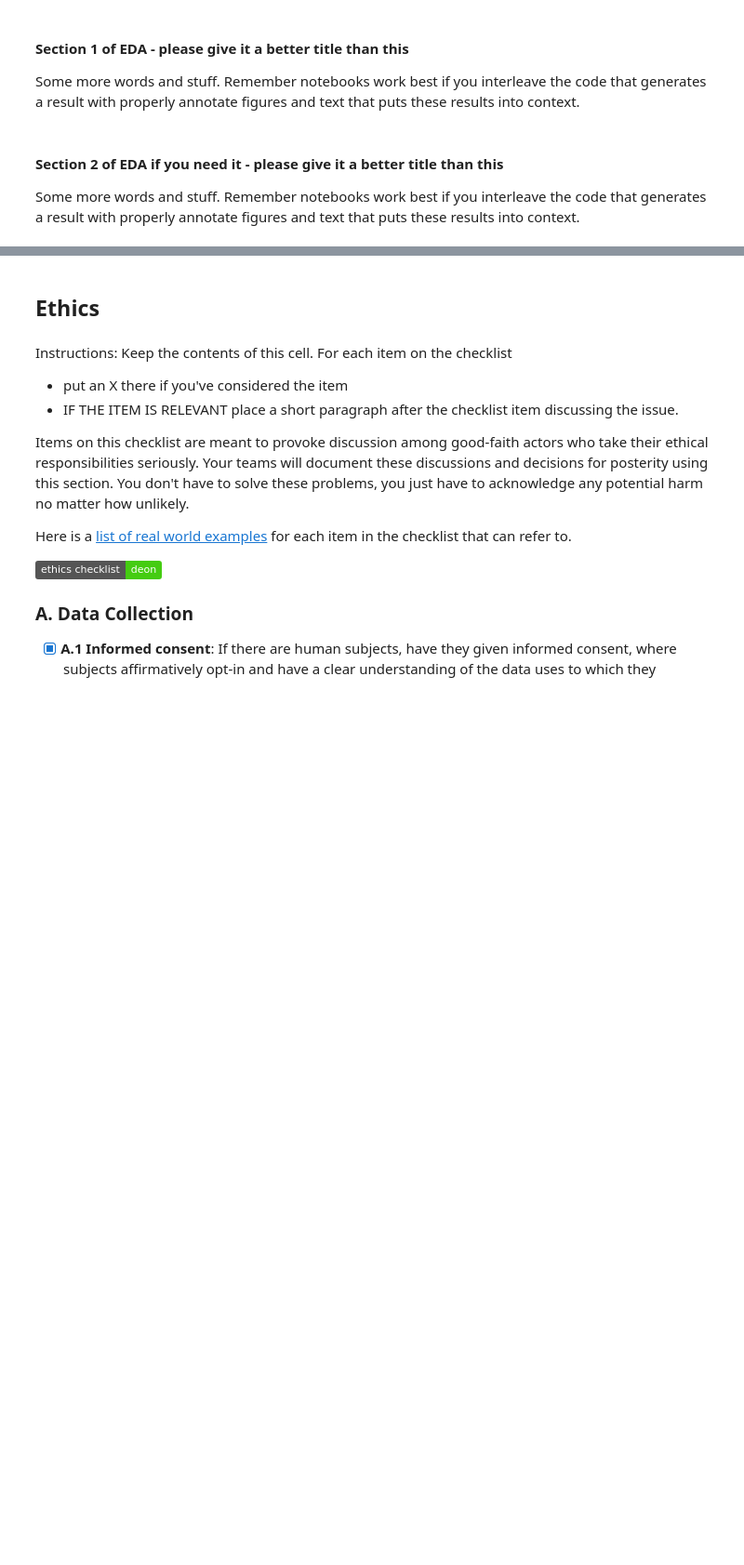
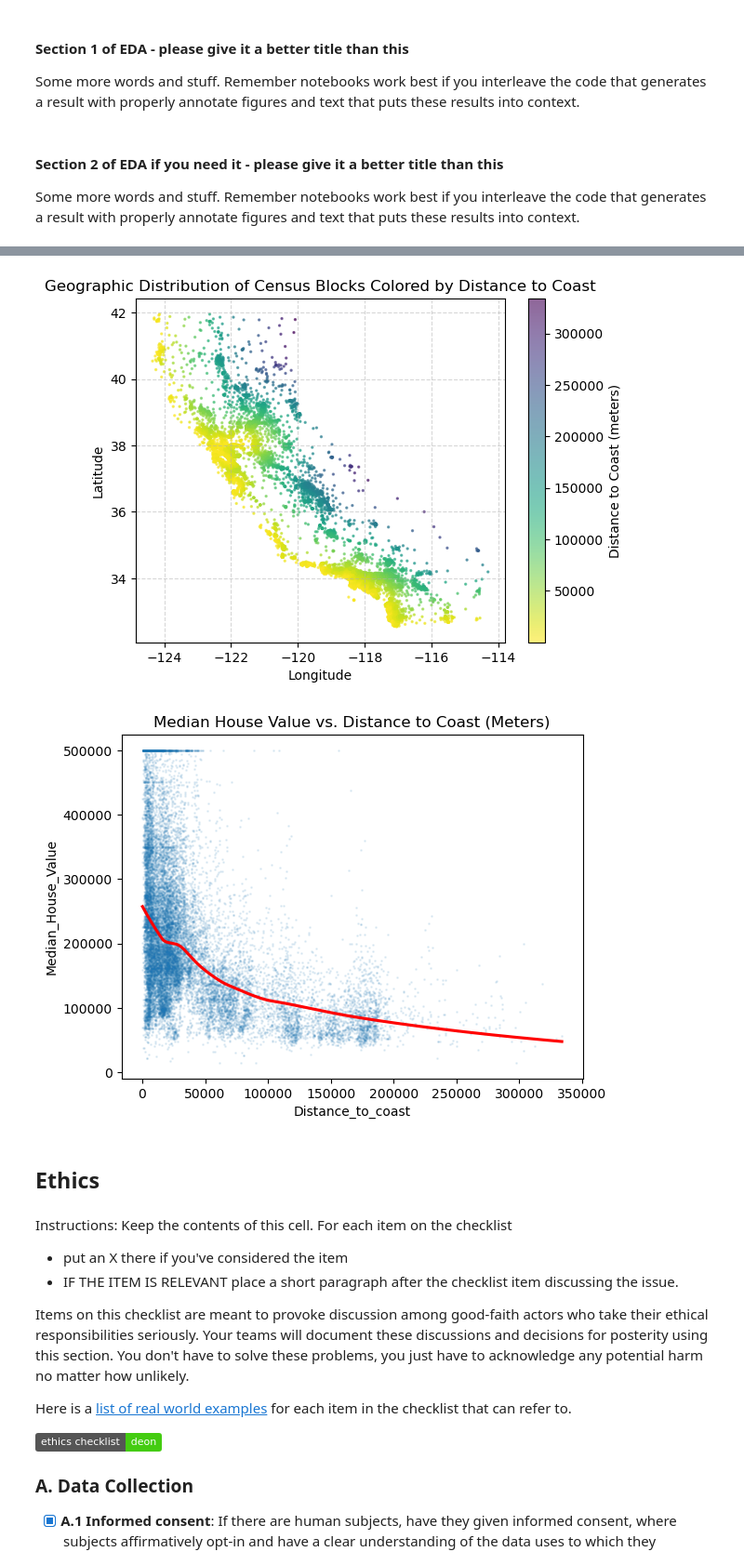
Before and after one commit to COGS108/Group091_WI26, a Jupyter notebook: 02-EDACheckpoint.ipynb, the cells around one changed output, grey strips where cells are left out. Shown at 93% size. Saved outputs shown, nothing was run; the diff lists cells and outputs as text; code cells hidden in the pictures; badges without logos; blank space fills up the shorter version.

Commit message:
added eda relating to dist to coast

```diff
--- a/02-EDACheckpoint.ipynb
+++ b/02-EDACheckpoint.ipynb
@@ -488,6 +497,49 @@ commmit
 # %%
 ## YOUR CODE HERE
 ## FEEL FREE TO ADD MULTIPLE CELLS PER SECTION
+# %%
+# Plot #1
+# Checking longitude and latitude match distance to coast
+
+scatter = plt.scatter(houses['Longitude'], houses['Latitude'],
+                      c=houses['Distance_to_coast'],
+                      cmap='viridis_r',
+                      s=2,
+                      alpha=0.6)
+
+cbar = plt.colorbar(scatter)
+cbar.set_label('Distance to Coast (meters)')
+
+plt.xlabel('Longitude')
+plt.ylabel('Latitude')
+plt.title('Geographic Distribution of Census Blocks Colored by Distance to Coast')
+
+plt.grid(True, linestyle='--', alpha=0.5)
+
+plt.show()
+
+# - Looking at the plot, we can see that distance to coast and longitude/latitude seem to both correctly/accurately measured in the data.
+# - We can see the outline of California being shown, with a gradient showing data points nearest to the coast in the yellow color and moving towards purple as the points are farther away from the coast
+
+
+# Plot 2
+# Show relationship between Median House Value vs. Distance to Coast
+sns.regplot(data=houses,
+            x='Distance_to_coast',
+            y='Median_House_Value',
+            lowess=True,
+            scatter_kws={'alpha': 0.1, 's': 1},
+            line_kws={'color': 'red'})
+
+plt.title('Median House Value vs. Distance to Coast (Meters)')
+plt.show()
+
+# Looking at the plot, we can notice a clear negative, nonlinear relationship between median house value and distance to coast.
+# This means as we get farther from the coast, the median house value tends to drop
+# The nonlinear relationship shows, like distance to a nearest university, at a certain point, the median house value drops steeply.
+# %% [output]
+[figure, added]
+[figure, added]
 # %% [markdown]
 ## Ethics
 # %% [markdown]
```
Also changed, not shown: parts of 2 cells of this notebook.
